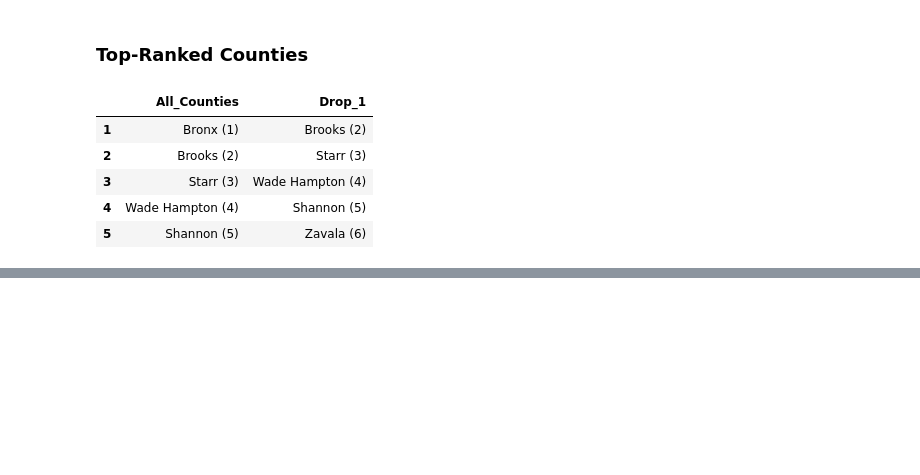
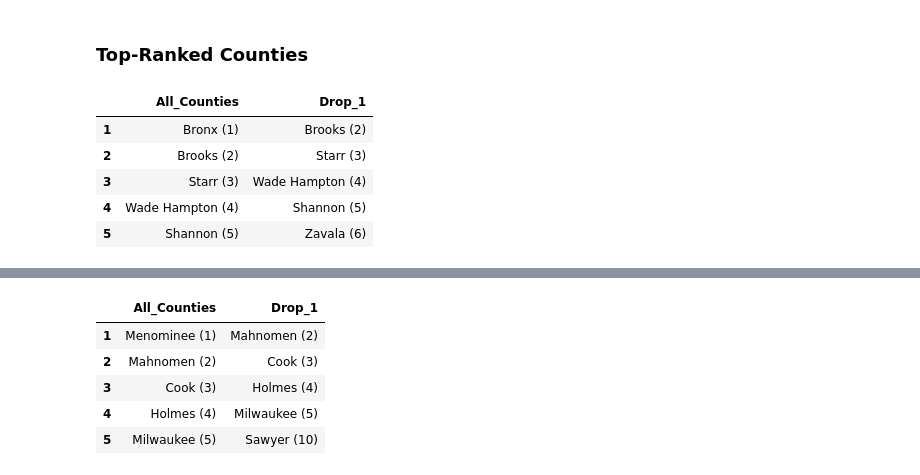
Before and after one commit to geoss/sovi-validity, a Jupyter notebook: dropno1_vis.ipynb, the cells around one changed output, grey strips where cells are left out. Saved outputs shown, nothing was run; the diff lists cells and outputs as text; code cells hidden in the pictures; blank space fills up the shorter version.

```diff
--- a/dropno1_vis.ipynb
+++ b/dropno1_vis.ipynb
@@ -513,0 +549,9 @@ rankChgTable(inputs=compute_sovis.US_All,scores=compute_sovis.US_Sovi_Score,obs_
+# %%
+rankChgTable(inputs=compute_sovis.US_All,scores=compute_sovis.FEMA_Region_Sovi_Score,obs_names=county_names,subset='FEMA_5')
+# %% [output]
+|  | All_Counties | Drop_1 |
+| 1 | Menominee (1) | Mahnomen (2) |
+| 2 | Mahnomen (2) | Cook (3) |
+| 3 | Cook (3) | Holmes (4) |
+| 4 | Holmes (4) | Milwaukee (5) |
+| 5 | Milwaukee (5) | Sawyer (10) |
```
Also changed, not shown: parts of 23 cells of this notebook.
